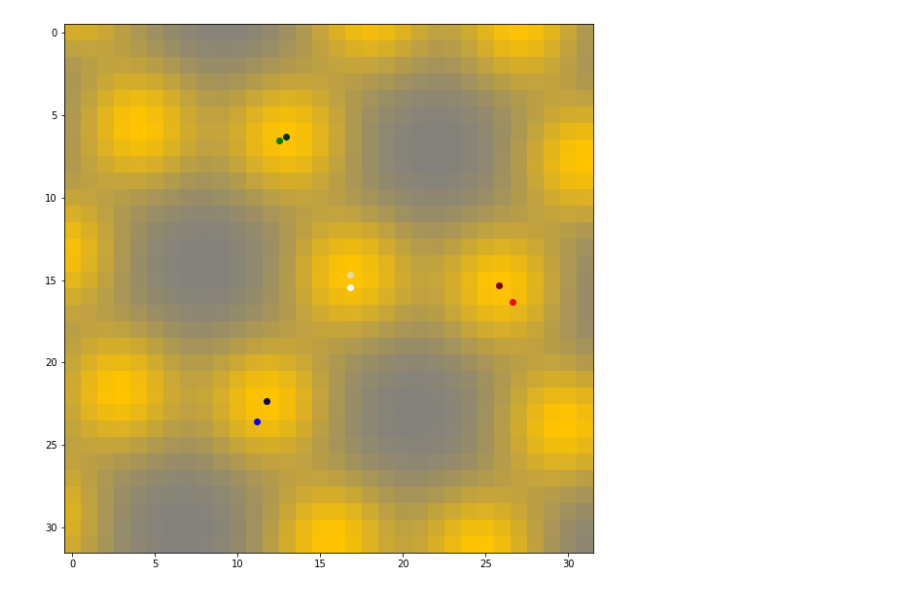
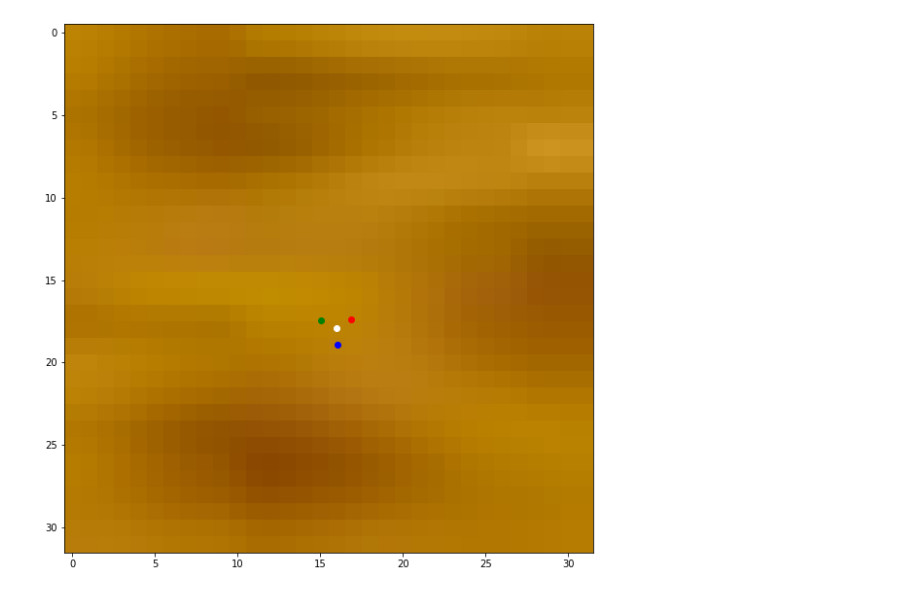
Before and after one commit to DanielMGlazer/HexogonalMLProject, a Jupyter notebook: Image predictions.ipynb, the cells around one changed output. Saved outputs shown, nothing was run; the diff lists cells and outputs as text; code cells hidden in the pictures.

Commit message:
Make code to predict whole dataset

```diff
--- a/Image predictions.ipynb
+++ b/Image predictions.ipynb
@@ -114,0 +154,18 @@ bl90_offxneg50_offy50_as275_strain0000500_angleneg4285714285714285.png
+# %%
+#Loads in real STM images and crops them
+def crop_STM(arr,xy,size):
+    x,y = xy
+    return arr[y:y+size,x:x+size]
+image_offset=[155,73]
+image_size=15
+croping_box=(image_offset[0],image_offset[1],image_offset[0]+image_size,image_offset[1]+image_size)
+im=image.load_img("MoC2 _ 349.jpg")
+im_crop=im.crop(croping_box)
+im_resize=im_crop.resize((32,32))
+# im_arr=crop_STM(im_arr,image_offset,32)
+# im_arr=np.array(Image.fromarray(im_arr).resize((32,32)))
+im_arr=image.img_to_array(im_resize).astype('int')
+im_arr_batch=np.array([im_arr])
+plt.figure(figsize = (5, 5))
+ax = plt.subplot(1,1,1)
+ax.imshow(im_arr)
@@ -134,12 +194,10 @@ center_atom,neighbors=split_label(prediction)
 # %%
 prediction_plots_dir=os.path.join('Prediction_Plots',datetime.datetime.now().strftime("%m_%d"))
 
 fig = plt.figure(figsize = (10, 10))
 ax = plt.subplot(1,1,1)
-ax.imshow(test_im)
+ax.imshow(im_arr)
 plot_labels()
-plot_test_labels()
-plt.savefig(os.path.join(prediction_plots_dir,"train_image_"+str(index)+"_"+model_name))
 #plt.savefig(os.path.join(prediction_plots_dir,"real_image_test_bad_ex"+model_name))
 # %% [output]
-[figure, old version]
+[figure, new version]
```
Also changed, not shown: parts of 6 cells of this notebook, 21 other files.
